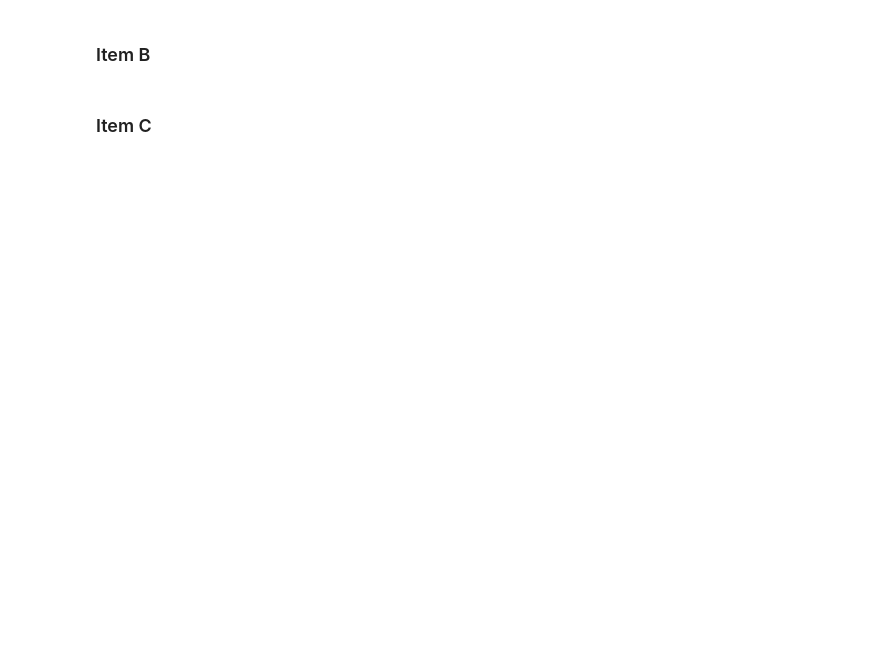
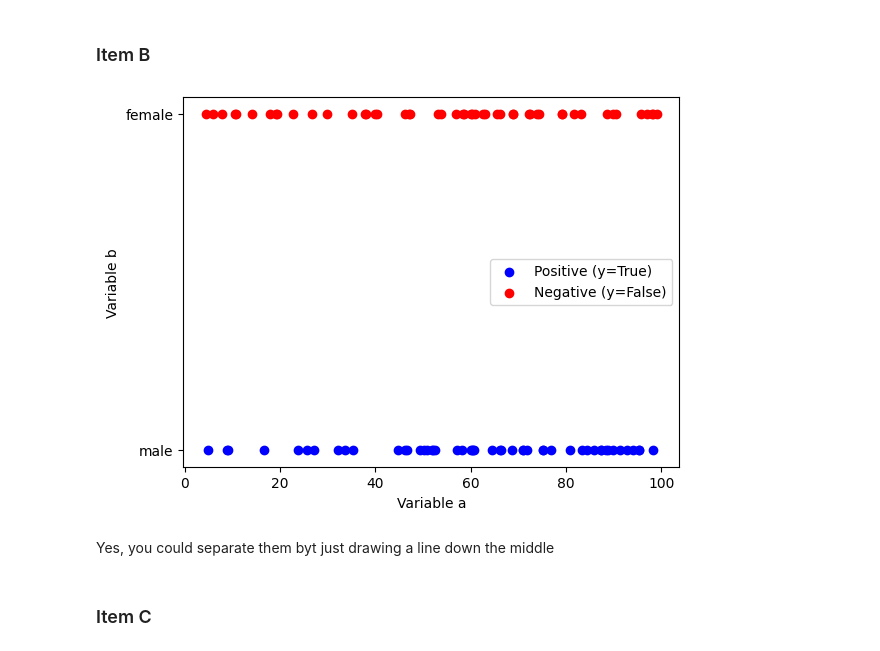
Before and after one commit to JuanJoseCifuentes/bi-sheet3, a Jupyter notebook: sheet4/Cifuentes-Cely-Perez_BISheet#4.ipynb, the cells around one changed output. Saved outputs shown, nothing was run; the diff lists cells and outputs as text; code cells hidden in the pictures; blank space fills up the shorter version.

```diff
--- a/sheet4/Cifuentes-Cely-Perez_BISheet#4.ipynb
+++ b/sheet4/Cifuentes-Cely-Perez_BISheet#4.ipynb
@@ -237,2 +301,17 @@ df_cats = pd.read_csv("noisy_cats.csv")
+# %%
+positive_points = df_cats[df_cats['y'] == 1]
+negative_points = df_cats[df_cats['y'] == 0]
+
+plt.scatter(positive_points['a'], positive_points['b'], c='blue', label='Positive (y=True)')
+plt.scatter(negative_points['a'], negative_points['b'], c='red', label='Negative (y=False)')
+plt.xlabel('Variable a')
+plt.ylabel('Variable b')
+plt.legend()
+
+plt.show()
+# %% [output]
+[figure, added]
+# %% [markdown]
+Yes, you could separate them byt just drawing a line down the middle
 # %% [markdown]
 ### Item C
```
Also changed, not shown: parts of 34 cells of this notebook, 1 other file.
